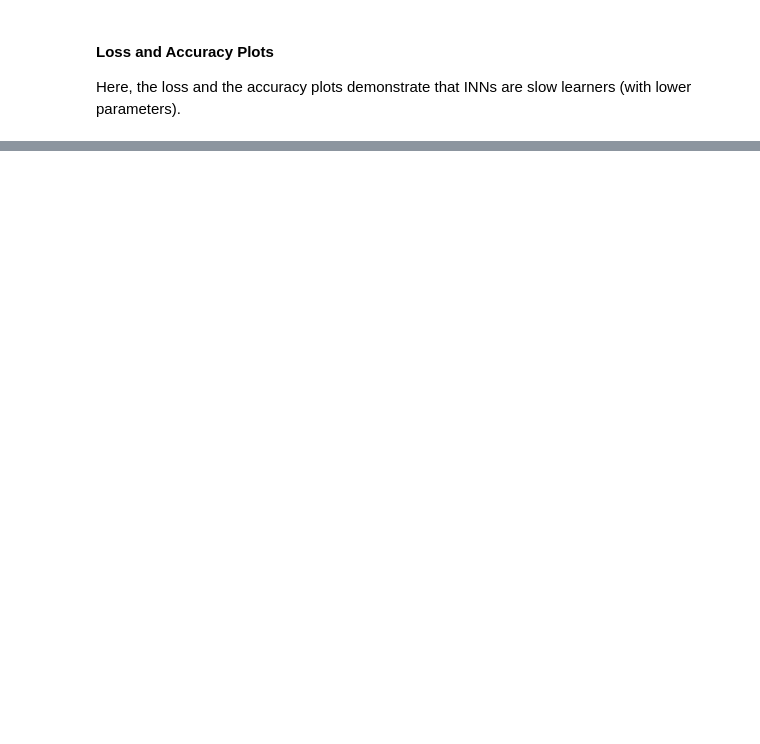
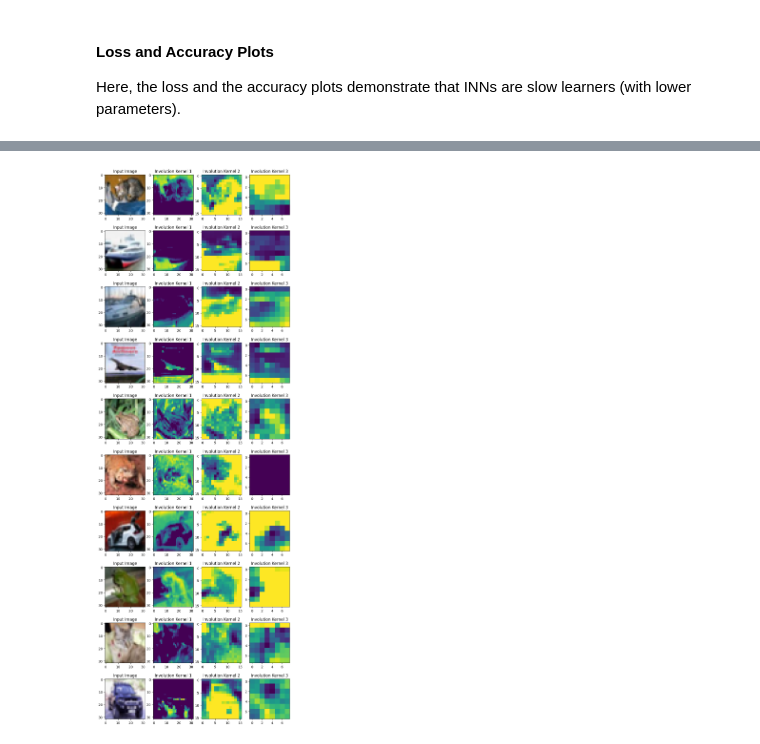
Before and after one commit to cstone157/jupyter_tensorflow2, a Jupyter notebook: tensor.org/tutorials/computer_vision/12-Involutional-neural-networks.ipynb, the cells around one changed output, grey strips where cells are left out. Drawn from its saved outputs; the diff is of its cells as text; code cells hidden in the pictures; blank space fills up the shorter version.

```diff
--- a/tensor.org/tutorials/computer_vision/12-Involutional-neural-networks.ipynb
+++ b/tensor.org/tutorials/computer_vision/12-Involutional-neural-networks.ipynb
@@ -396,0 +493,25 @@ plt.show()
+# %%
+layer_names = ["inv_1", "inv_2", "inv_3"]
+outputs = [inv_model.get_layer(name).output[1] for name in layer_names]
+vis_model = keras.Model(inv_model.input, outputs)
+
+fig, axes = plt.subplots(nrows=10, ncols=4, figsize=(10, 30))
+
+for ax, test_image in zip(axes, test_images[:10]):
+    (inv1_kernel, inv2_kernel, inv3_kernel) = vis_model.predict(test_image[None, ...])
+    inv1_kernel = tf.reduce_sum(inv1_kernel, axis=[-1, -2, -3])
+    inv2_kernel = tf.reduce_sum(inv2_kernel, axis=[-1, -2, -3])
+    inv3_kernel = tf.reduce_sum(inv3_kernel, axis=[-1, -2, -3])
+
+    ax[0].imshow(keras.utils.array_to_img(test_image))
+    ax[0].set_title("Input Image")
+
+    ax[1].imshow(keras.utils.array_to_img(inv1_kernel[0, ..., None]))
+    ax[1].set_title("Involution Kernel 1")
+
+    ax[2].imshow(keras.utils.array_to_img(inv2_kernel[0, ..., None]))
+    ax[2].set_title("Involution Kernel 2")
+
+    ax[3].imshow(keras.utils.array_to_img(inv3_kernel[0, ..., None]))
+    ax[3].set_title("Involution Kernel 3")
+# %% [output]
@@ -396,0 +528 @@ plt.show()
+[figure, added]
```
Also changed, not shown: parts of 7 cells of this notebook, 2 other files.
